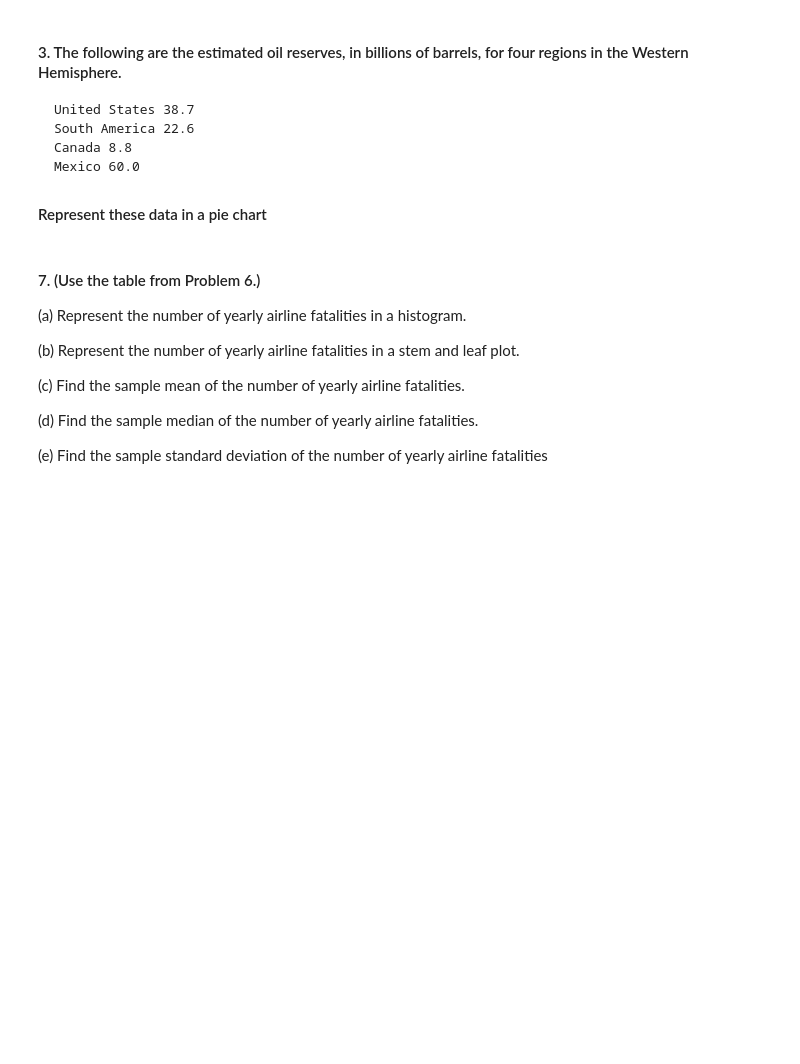
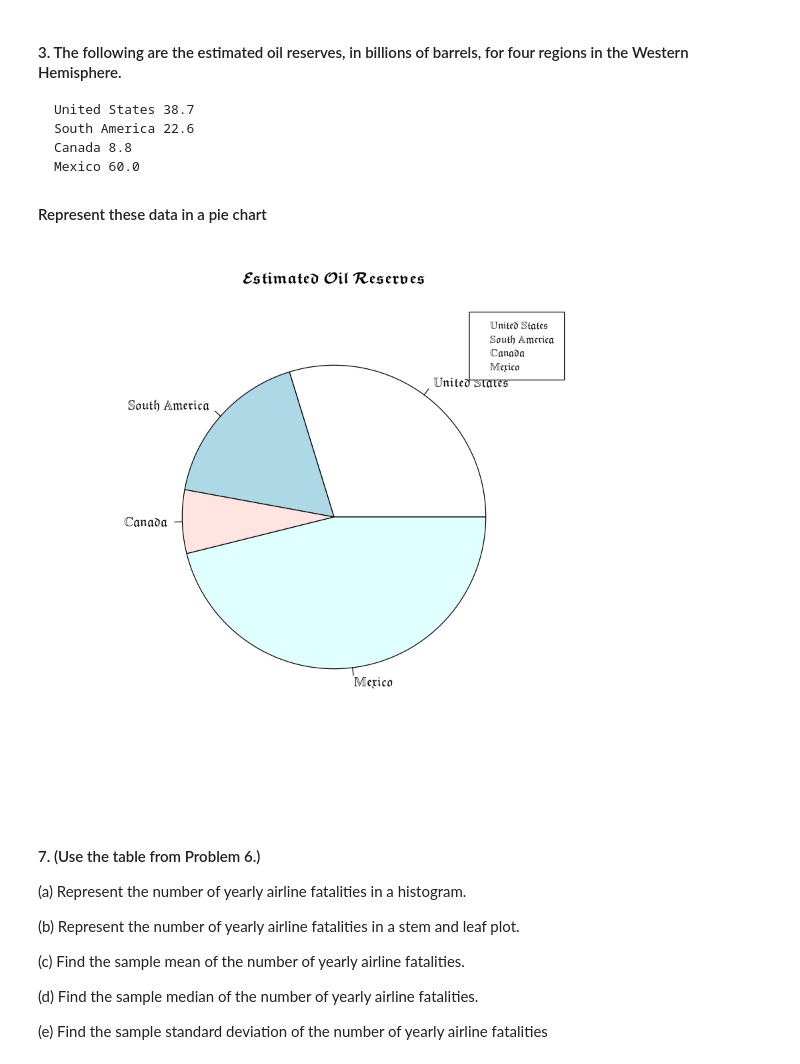
Before and after one commit to AvocadosConstant/university-work, a Jupyter notebook: math327/math327-hw-01.ipynb, the cells around one changed output. Cells and saved outputs as stored; diff of their text form; code cells hidden in the pictures; blank space fills up the shorter version.

Commit message:
Begin some plots

```diff
--- a/math327/math327-hw-01.ipynb
+++ b/math327/math327-hw-01.ipynb
@@ -79,6 +79,13 @@ prices
     Mexico 60.0
 
 #### Represent these data in a pie chart
+# %%
+regions <- c("United States", "South America", "Canada", "Mexico");
+data <- c(38.7, 22.6, 8.8, 60.0);
+pie(data, regions, main="Estimated Oil Reserves");
+legend("topright",regions, cex=0.8);
+# %% [output]
+[figure, added]
 # %% [markdown]
 #### 7. (Use the table from Problem 6.)
 
```
Also changed, not shown: parts of 2 cells of this notebook.
